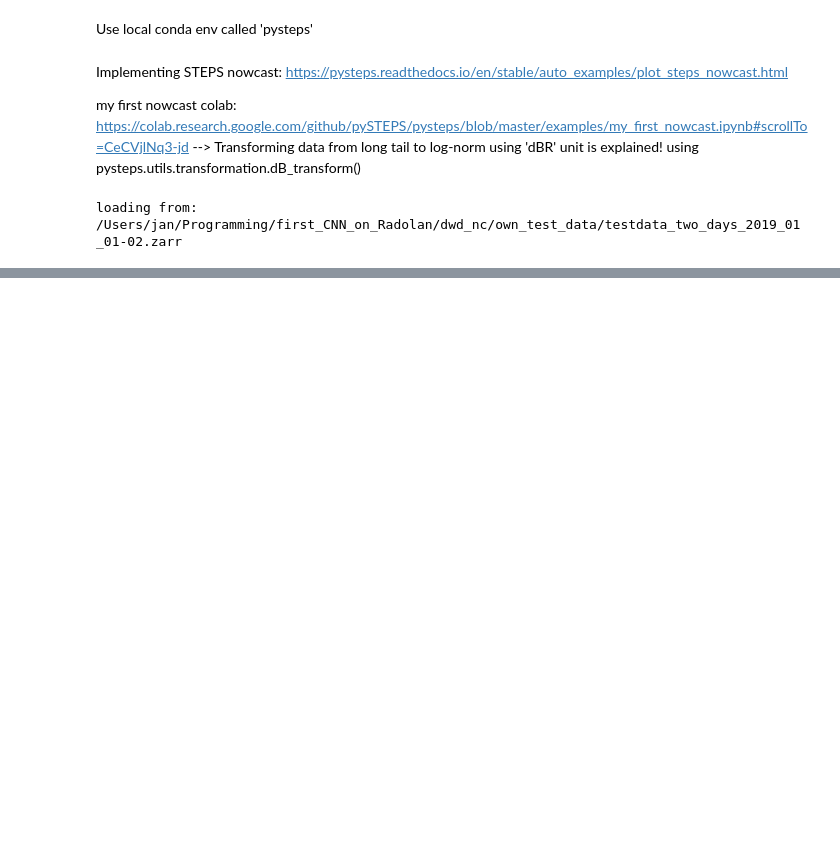
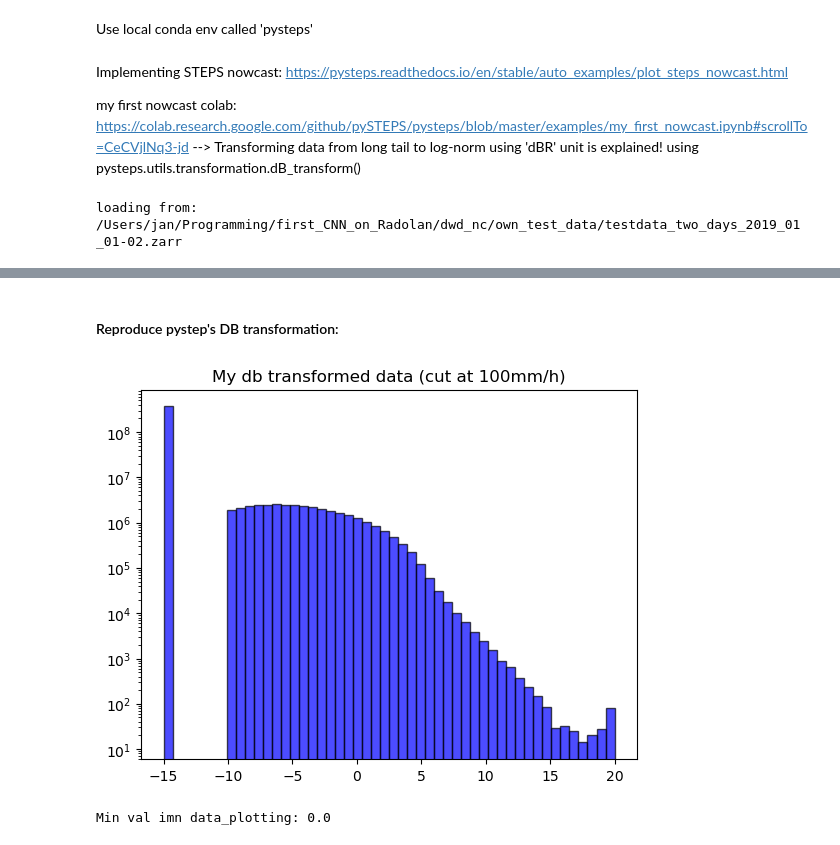
Before and after one commit to Osrip/deep_learn_rain_nowcasting, a Jupyter notebook: notebooks/examine_data_normalization.ipynb, the cells around one changed output, grey strips where cells are left out. Drawn from its saved outputs; the diff is of its cells as text; code cells hidden in the pictures; blank space fills up the shorter version.

```diff
--- a/notebooks/examine_data_normalization.ipynb
+++ b/notebooks/examine_data_normalization.ipynb
@@ -73 +110,3 @@ plt.show()
+# %% [markdown]
+#### Reproduce pystep's DB transformation:
 # %%
@@ -107,0 +120,11 @@ plt.show()
+# %%
+data_normed = my_db_normalization(data_plotting.copy())
+data_normed_flattened = data_normed.flatten()
+plt.hist(data_normed_flattened[~np.isnan(data_normed_flattened)], bins=50, color='blue', edgecolor='black', alpha=0.7)
+plt.yscale('log')
+plt.title('My db transformed data (cut at 100mm/h)')
+plt.show()
+print(f'Min val imn data_plotting: {np.nanmin(data_plotting)}')
+# %% [output]
+[figure, added]
+Min val imn data_plotting: 0.0
```
Also changed, not shown: parts of 31 cells of this notebook, 3 other files.
